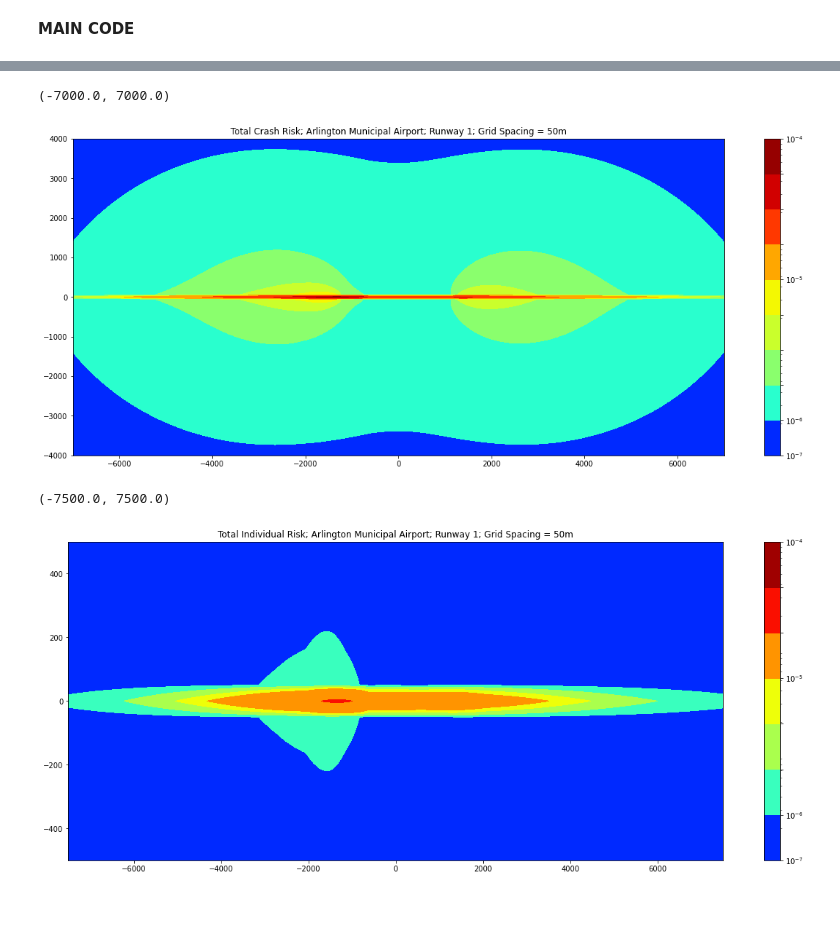
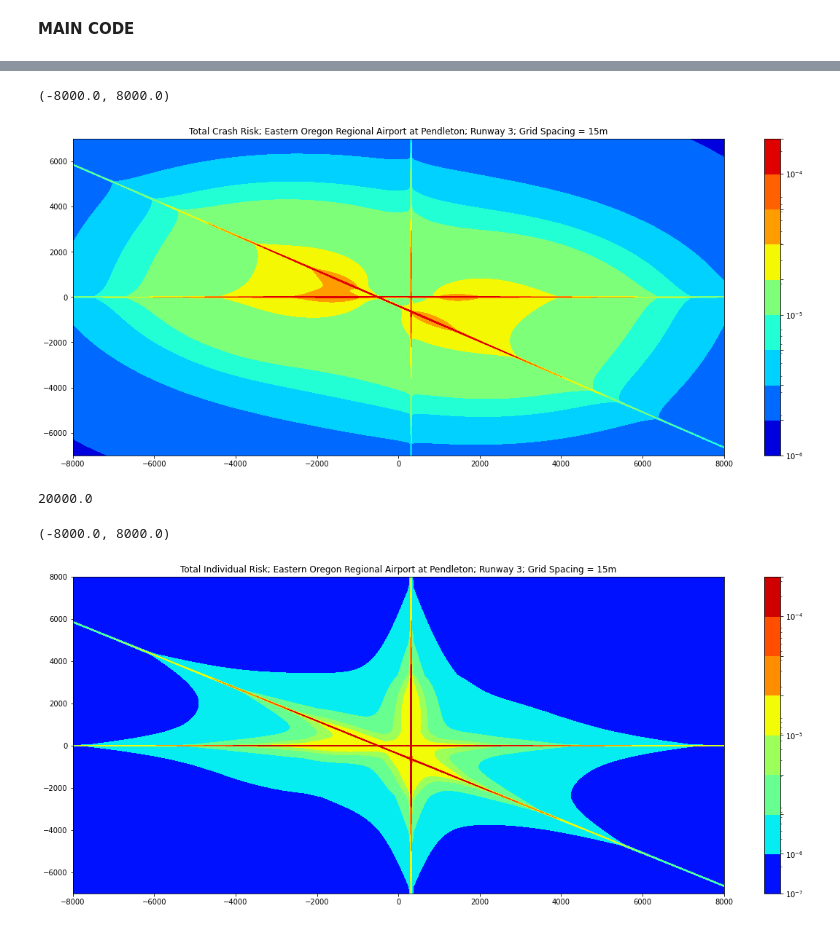
Before and after one commit to ben-shao/Airport-risk-assessment, a Jupyter notebook: Pendleton/pendleton_risk_contour.ipynb, the cells around one changed output, grey strips where cells are left out. Saved outputs shown, nothing was run; the diff lists cells and outputs as text; code cells hidden in the pictures.

```diff
--- a/Pendleton/pendleton_risk_contour.ipynb
+++ b/Pendleton/pendleton_risk_contour.ipynb
@@ -58,28 +58,28 @@ Successfully installed click-plugins-1.1.1 cligj-0.7.2 fiona-1.8.21 geopandas-0.
 ## User Inputs
 # ~~~~~~~~~~~~~~~~~~~~~~~~~~~~~~~~~~~~~~~~~~~~~~~~~~~~~~~~~~~~~~~~~~~~~~~~~~~~~~~~~~~~~~~~~~~~~~~~~~~~~~~~~~~~~~~~~~~~~~~~~~~~~~~~~~~~~~~~~~~~~~~~~~~~~~~~~~~~~~~~~~~~~~~~~~~~~~~~~~~
 # Airport Name
-AirportID = 'Arlington Municipal Airport'
+AirportID = 'Eastern Oregon Regional Airport at Pendleton'
 
 # Data Center Area in square km (km^2)
 DC_area = 0.012                                                                 # Typical DC size 0.012
 
 # Runway specifics
-numrunways = 1
-runwaylength = [2446.203, 2446.203, 0]                                          # Distance in metersfor [first runway, second runway, ..., final runway]
-angles  = [0, 23, 0]                                                            # Angles with clockwise respect to first runway (first always 0 degrees)
-xoffset = [0, 600, 0]                                                           # x distance offset between first and n-th runway (to right, from centerpoint, first always 0 offset)
-yoffset = [0, 500, 0]                                                           # y distance offset between first and n-th runway (upwards,  from centerpoint, first always 0 offset)
-windSplits = np.array([[0.2, 0.8],[0.5, 0.5]])                                # Wind split in each takeoff/landing direction (50/50 by default); refer to NOAA API by Jimmy-Y.Zhang@arup.com
+numrunways = 3
+runwaylength = [1920.5, 1701.4, 853.5]                                          # Distance in metersfor [first runway, second runway, ..., final runway]
+angles  = [0, 38, 90]                                                           # Angles with clockwise respect to first runway (first always 0 degrees)
+xoffset = [0, -350.5, 308.15]                                                   # x distance offset between first and n-th runway (to right, from centerpoint, first always 0 offset)
+yoffset = [0, -120.4, 480]                                                      # y distance offset between first and n-th runway (upwards,  from centerpoint, first always 0 offset)
+windSplits = np.array([[0.2, 0.8],[0.636, 0.364],[0.5, 0.5]])                                  # Wind split in each takeoff/landing direction (50/50 by default); refer to NOAA API by Jimmy-Y.Zhang@arup.com
 
 # Grid spacing in meters (m)
-contour_step = 50                                                               # Ticks/stepsize of meshgrid
+contour_step = 15                                                              # Ticks/stepsize of meshgrid
 
 # Movements, [first runway, second runway, ..., final runway]
-nm_ac = [20, 20]                                                                # air carrier movement (1 operation = landing + take-off = 2 movements)
-nm_r = [1000, 1000]                                                             # regional/transient
-nm_ga = [800, 800]                                                              # general aviation
-nm_m = [0, 0]                                                                   # military
-nm_d = [0,0]                                                                   # UAV/drone
+nm_ac = [4171, 4171, 0]                                                         # air carrier movement (1 operation = landing + take-off = 2 movements)
+nm_r = [4041, 4041, 0]                                                          # regional/transient
+nm_ga = [4888, 4888, 0]                                                         # general aviation
+nm_m = [1187, 1187, 0]                                                          # military
+nm_d = [0, 0, 1187]                                                             # UAV/drone
 # %% [markdown]
 **FUNCTIONS**
 # %%
@@ -346,7 +346,7 @@ def calcRisk(nm_ac,nm_r,nm_ga,nm_m,nm_d,Splitduetowind,runwaylength,DC_area,Lgri
   tcr = tcr_ac + tcr_r + tcr_ga + tcr_m + tcr_h + tcr_d
 
   # calculate crash risk for typical datacenter
-  tcr = tcr_ac + tcr_r + tcr_ga + tcr_m + tcr_h                                   # total crash rate (background and airfield) for all aircraft categories (crashes / yr / km2)
+  tcr = tcr_ac + tcr_r + tcr_ga + tcr_m + tcr_h + tcr_d                                  # total crash rate (background and airfield) for all aircraft categories (crashes / yr / km2)
   tcr_dc = tcr * DC_area                                                          # crash risk at a typical DC (crashes / yr)
   tcr_ac_dc = tcr_ac * DC_area                                                    # crash risk from ac only
 
@@ -504,7 +508,7 @@ for i in range(0,numrunways):
 combined_crash = crash_risk[0+X.shape[0]*(0):0+X.shape[0]*(0+1)].copy()
 combined_indi  =  indi_risk[0+X.shape[0]*(0):0+X.shape[0]*(0+1)].copy()
 for i in range(1,numrunways):
-  overlay_crash = rotate(crash_risk[0+X.shape[0]*(i):0+X.shape[0]*(i+1)], angles[i], reshape=False, order=1, mode='nearest')
+  overlay_crash = (rotate(crash_risk[0+X.shape[0]*(i):0+X.shape[0]*(i+1)]*10000+1, angles[i], reshape=False, order=1, mode='nearest')-1)/10000
   overlay_crash = shift(overlay_crash, (yoffset[i]/contour_step, xoffset[i]/contour_step), order=3, mode='nearest', prefilter=True)
   overlay_indi  = rotate(indi_risk[0+X.shape[0]*(i):0+X.shape[0]*(i+1)], angles[i], reshape=False, order=1, mode='nearest')
   overlay_indi  = shift(overlay_indi, (yoffset[i]/contour_step, xoffset[i]/contour_step), order=3, mode='nearest', prefilter=True)
@@ -512,23 +516,27 @@ for i in range(1,numrunways):
   combined_indi  += overlay_indi
 # %%
 # Plotting Final Overlaid Crash Risk
-levels = [1e-7,1e-6,2.5e-6, 5e-6, 7.5e-6,1e-5,2.5e-5,5e-5,7.5e-5,1e-4]
+levels = [1e-6,2.5e-6,5e-6,7.5e-6,1e-5,2.5e-5, 5e-5, 7.5e-5,1e-4,2.5e-4]
 #levels = MaxNLocator(nbins=10).tick_values(1e-8, Z.max())
 fig, ax = plt.subplots(figsize=(20,8))
 #cs = ax.contourf(X, Y, Z, levels, cmap='jet')
 cs = ax.contourf(X, Y, combined_crash, levels, locator=ticker.LogLocator(), cmap='jet')
 #ax.set_title('Crash risk; ' + airport_size + ' airport; L = ' +  str(Lgrid) + 'm')
 ax.set_title('Total Crash Risk; ' + AirportID + '; Runway ' + str(i+1) +'; Grid Spacing = ' +  str(contour_step) + 'm')
 #ax.set_aspect('equal')
 cbar = fig.colorbar(cs)
-plt.ylim(ymax = 4000, ymin = -4000)
-plt.xlim(xmax = 7000, xmin = -7000)
+plt.ylim(ymax = 7000, ymin = -7000)
+plt.xlim(xmax = 8000, xmin = -8000)
 # %% [output]
-(-7000.0, 7000.0)
+(-8000.0, 8000.0)
-[figure, old version]
+[figure, new version]
+# %%
+1/5e-5
+# %% [output]
+20000.0
 # %%
 # Plotting Final Overlayed Individual Risk
-levels = [1e-7, 1e-6,3.33e-6, 6.67e-6, 1e-5,3.33e-5,6.67e-5,1e-4]
+levels = [1e-7,1e-6,3.33e-6,6.67e-6,1e-5,3.33e-5, 6.67e-5,1e-4,3.33e-4]
 #levels = MaxNLocator(nbins=10).tick_values(1e-8, Z.max())
 fig, ax = plt.subplots(figsize=(20,8))
 #cs = ax.contourf(X, Y, Z, levels, cmap='jet')
@@ -537,11 +545,11 @@ cs = ax.contourf(X, Y, combined_indi, levels, locator=ticker.LogLocator(), cmap=
 ax.set_title('Total Individual Risk; ' + AirportID + '; Runway ' + str(i+1) +'; Grid Spacing = ' +  str(contour_step) + 'm')
 #ax.set_aspect('equal')
 cbar = fig.colorbar(cs)
-plt.ylim(ymax = 500, ymin = -500)
-plt.xlim(xmax = 7500, xmin = -7500)
+plt.ylim(ymax = 8000, ymin = -7000)
+plt.xlim(xmax = 8000, xmin = -8000)
 # %% [output]
-(-7500.0, 7500.0)
+(-8000.0, 8000.0)
-[figure, old version]
+[figure, new version]
 # %%
 ## Function to save Output (NOT BEING USED RIGHT NOW, EDIT DIRECTORIES AND INCORPORATE INTO MAIN BEFORE TRYING)
 # ~~~~~~~~~~~~~~~~~~~~~~~~~~~~~~~~~~~~~~~~~~~~~~~~~~~~~~~~~~~~~~~~~~~~~~~~~~~~~~
```
Also changed, not shown: parts of 3 cells of this notebook.
